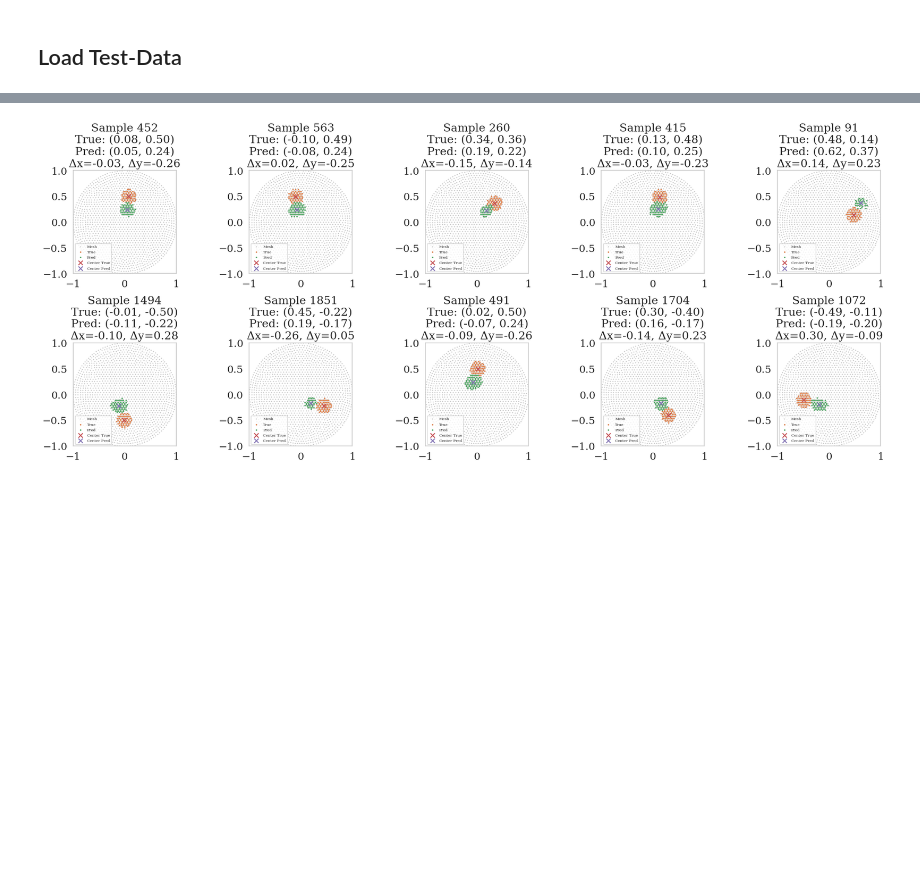
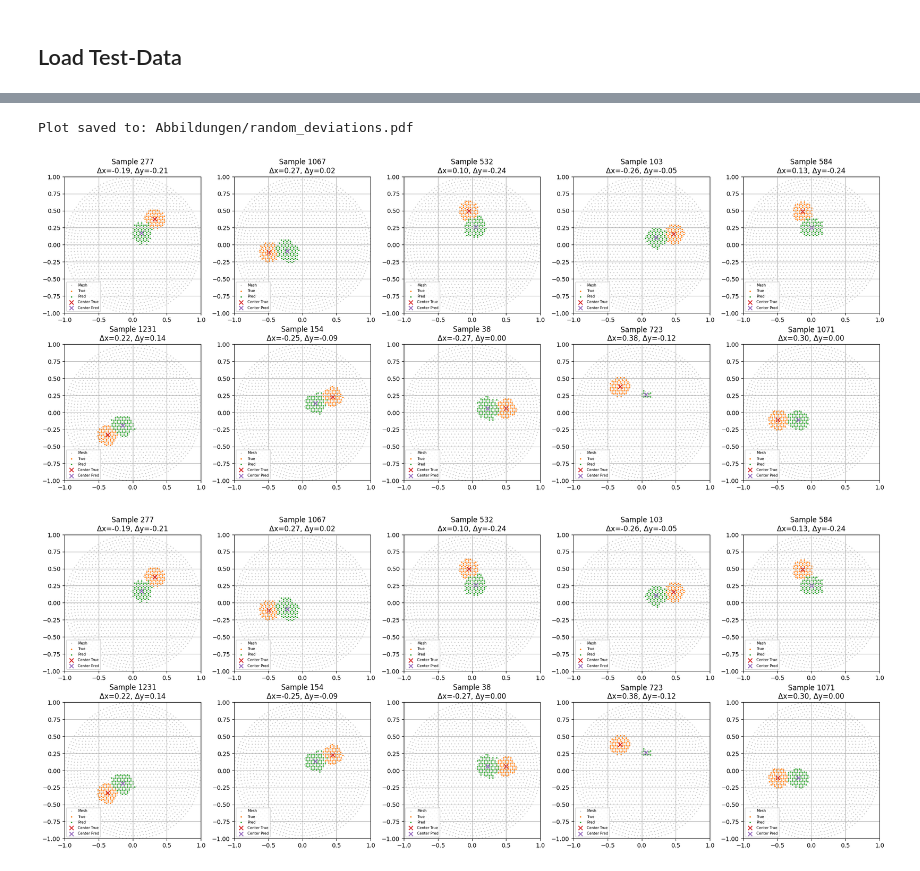
Before and after one commit to Peer076/Master-Thesis-EIT, a Jupyter notebook: LSTM_Training_sim.ipynb, the cells around one changed output, grey strips where cells are left out. Saved outputs shown, nothing was run; the diff lists cells and outputs as text; code cells hidden in the pictures; blank space fills up the shorter version.

```diff
--- a/LSTM_Training_sim.ipynb
+++ b/LSTM_Training_sim.ipynb
@@ -166,5 +185,5 @@ Gewichte gespeichert unter: weights/lstm_circle_interpolation.weights.h5
 # %%
-lstm_mapper.load_weights("weights/lstm_circle_interpolation.weights.h5")
+lstm_mapper.load_weights("weights/lstm_circle_interpolation_025_075.weights.h5")
 print("Gewichte erfolgreich geladen.")
 # %% [output]
 Gewichte erfolgreich geladen.
@@ -199,7 +218,9 @@ def compute_deviation(mesh_obj, true_perm, predicted_perm, threshhold=0.5):
     return deviation, (x_true, y_true), (x_pred, y_pred), koords_true, koords_pred
 
 
-def plot_random_deviations(mesh_obj, true_perms, predicted_perms, num_samples=10, threshhold=0.5):
+def plot_random_deviations(mesh_obj, true_perms, predicted_perms, num_samples=10, threshhold=0.5,
+                      save=False, fpath='Abbildungen/', fname='random_deviations.pdf'):
+
     random_indices = np.random.choice(len(true_perms), size=num_samples, replace=False)
     cols = 5
     rows = int(np.ceil(num_samples / cols))
@@ -212,7 +233,7 @@ def plot_random_deviations(mesh_obj, true_perms, predicted_perms, num_samples=10
         ax = axes[i]
         true_perm = true_perms[idx]
         predicted_perm = predicted_perms[idx]
-        _, (x_true, y_true), (x_pred, y_pred), koords_true, koords_pred = compute_deviation(
+        deviation, (x_true, y_true), (x_pred, y_pred), koords_true, koords_pred = compute_deviation(
             mesh_obj, true_perm, predicted_perm, threshhold=threshhold
         )
 
@@ -226,13 +247,18 @@ def plot_random_deviations(mesh_obj, true_perms, predicted_perms, num_samples=10
         ax.scatter(koords_pred[:, 0], koords_pred[:, 1], color="C2", s=2, label="Pred")
         ax.scatter(x_true, y_true, marker="x", color="C3", s=50, label="Center True")
         ax.scatter(x_pred, y_pred, marker="x", color="C4", s=50, label="Center Pred")
-        ax.set_title(f"Sample {idx}\nTrue: ({x_true:.2f}, {y_true:.2f})\nPred: ({x_pred:.2f}, {y_pred:.2f})\nΔx={x_pred-x_true:.2f}, Δy={y_pred-y_true:.2f}")
+        ax.set_title(f"Sample {idx}\nΔx={x_pred-x_true:.2f}, Δy={y_pred-y_true:.2f}")
         ax.legend(fontsize=6)
 
     for j in range(i + 1, len(axes)):
         fig.delaxes(axes[j])
 
     plt.tight_layout()
+
+    if save:
+        full_path = fpath + fname
+        plt.savefig(full_path, bbox_inches='tight', dpi=300)
+        print(f"Plot saved to: {full_path}")
+
     plt.show()
-
-plot_random_deviations(mesh_obj, gamma_test, gamma_pred, num_samples=10, threshhold=0.5)
+    return fig
@@ -244,8 +345,8 @@ plot_random_deviations(mesh_obj, gamma_test, gamma_pred, num_samples=10, threshh
 voltage_test_sim, gamma_test_sim , _ = load_sim_data("data43")
 voltage_test_normalized = (voltage_test_sim - np.mean(voltage_test_sim, axis=0)) / np.std(voltage_test_sim, axis=0)
 voltage_test = voltage_test_normalized.reshape(-1, 32, 32, 1)
-gamma_true = gamma_test_sim.reshape(-1, 2840, 1)
+gamma_true_test = gamma_test_sim.reshape(-1, 2840, 1)
 # %%
-voltage_test_seq, gamma_test_seq = seq_data(voltage_test, gamma_true, n_seg=4)
-voltage_test_seq.shape, gamma_test_seq.shape
+voltage_test_seq, _ = seq_data(voltage_test, gamma_true_test, n_seg=4)
+voltage_test_seq.shape
 # %% [output]
@@ -259,4 +360,11 @@ gamma_pred_test = vae.decoder.predict(pred_latent).reshape(-1, 2840)
 # %%
-plot_random_deviations(mesh_obj, gamma_true, gamma_pred_test, num_samples=10, threshhold=0.5)
+plot_random_deviations(mesh_obj, gamma_true_test, gamma_pred_test,
+                      num_samples=10,
+                      threshhold=0.5,
+                      save=True,
+                      fpath='Abbildungen/',
+                      fname='random_deviations.pdf')
 # %% [output]
+Plot saved to: Abbildungen/random_deviations.pdf
-[figure, old version]
+[figure, new version]
+[figure, added]
```
Also changed, not shown: parts of 20 cells of this notebook, 4 other files.
